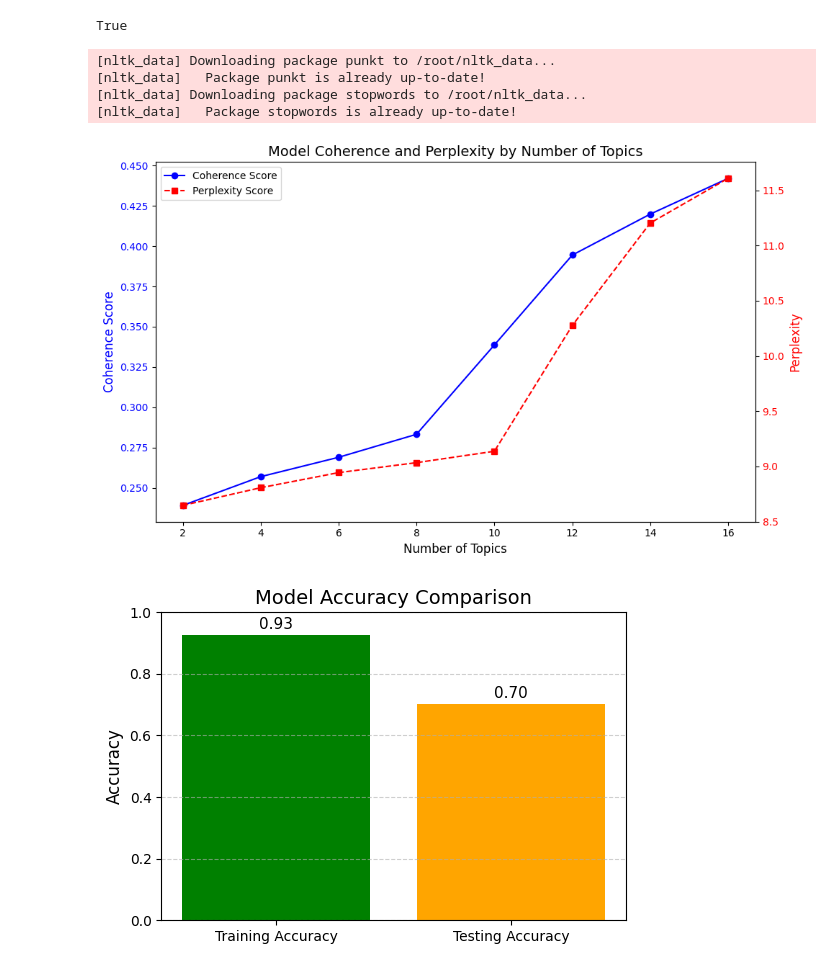
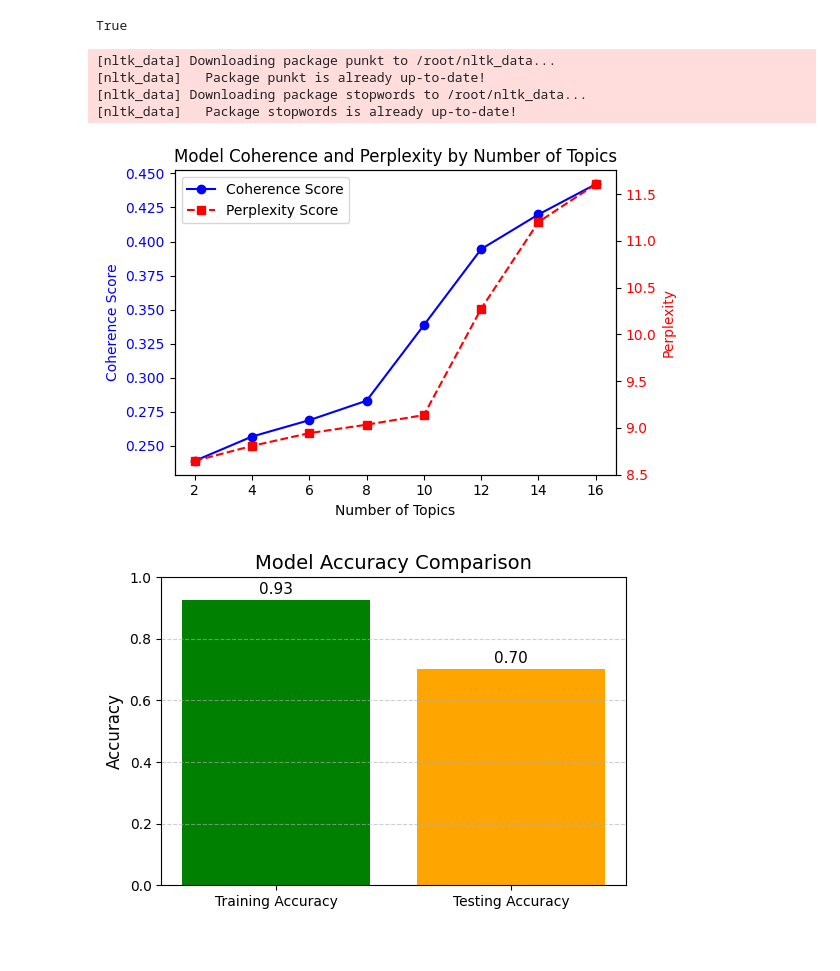
Before and after one commit to springboard5678x/Dynamic-Text-Analysis-System, a Jupyter notebook: Dynamic_Text_Analysis.ipynb, the cells around one changed output. Drawn from its saved outputs; the diff is of its cells as text; code cells hidden in the pictures.

```diff
--- a/Dynamic_Text_Analysis.ipynb
+++ b/Dynamic_Text_Analysis.ipynb
@@ -736,40 +755,41 @@ for num in num_topics_list:
 
     # Compute perplexity
     perplexity = lda_model.log_perplexity(corpus)
     perplexity_values.append(abs(perplexity))  # abs() to make it positive for plotting
 
 # -------------------------
 # Step 5️⃣ - Plot both metrics
 # -------------------------
-fig, ax1 = plt.subplots(figsize=(10,6))
+# Step 5️⃣ - Plot both metrics
+fig, ax1 = plt.subplots(figsize=(6,4))   # reduced size
 
 # Coherence curve
 ax1.plot(num_topics_list, coherence_values, 'o-', color='blue', label='Coherence Score')
-ax1.set_xlabel('Number of Topics', fontsize=12)
-ax1.set_ylabel('Coherence Score', color='blue', fontsize=12)
+ax1.set_xlabel('Number of Topics', fontsize=10)
+ax1.set_ylabel('Coherence Score', color='blue', fontsize=10)
 ax1.tick_params(axis='y', labelcolor='blue')
 
 # Perplexity curve (right axis)
 ax2 = ax1.twinx()
 ax2.plot(num_topics_list, perplexity_values, 's--', color='red', label='Perplexity Score')
-ax2.set_ylabel('Perplexity', color='red', fontsize=12)
+ax2.set_ylabel('Perplexity', color='red', fontsize=10)
 ax2.tick_params(axis='y', labelcolor='red')
 
-# Title, legend, and layout
-plt.title('Model Coherence and Perplexity by Number of Topics', fontsize=14)
+plt.title('Model Coherence and Perplexity by Number of Topics', fontsize=12)
 fig.tight_layout()
 
+# Legend
 lines, labels = ax1.get_legend_handles_labels()
 lines2, labels2 = ax2.get_legend_handles_labels()
 ax1.legend(lines + lines2, labels + labels2, loc='best')
 
 plt.show()
 # %% [output]
 [nltk_data] Downloading package punkt to /root/nltk_data...
 [nltk_data]   Package punkt is already up-to-date!
 [nltk_data] Downloading package stopwords to /root/nltk_data...
 [nltk_data]   Package stopwords is already up-to-date!
-[figure, old version]
+[figure, new version]
 # %%
 import pandas as pd
 import matplotlib.pyplot as plt
```
Also changed, not shown: parts of 22 cells of this notebook.
